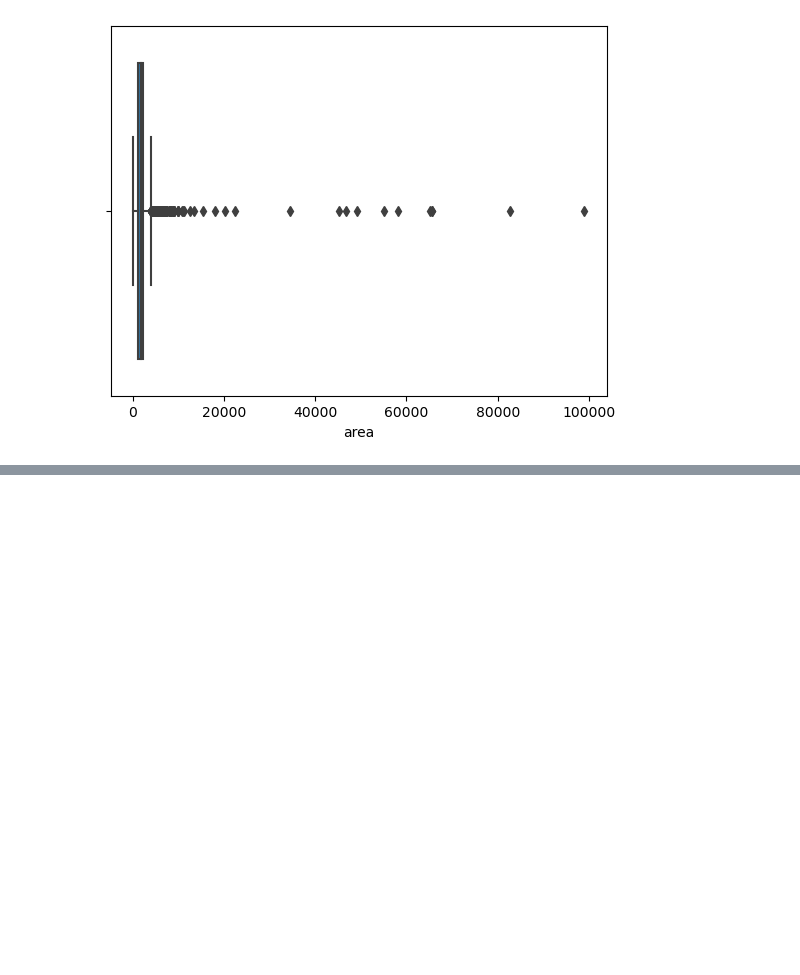
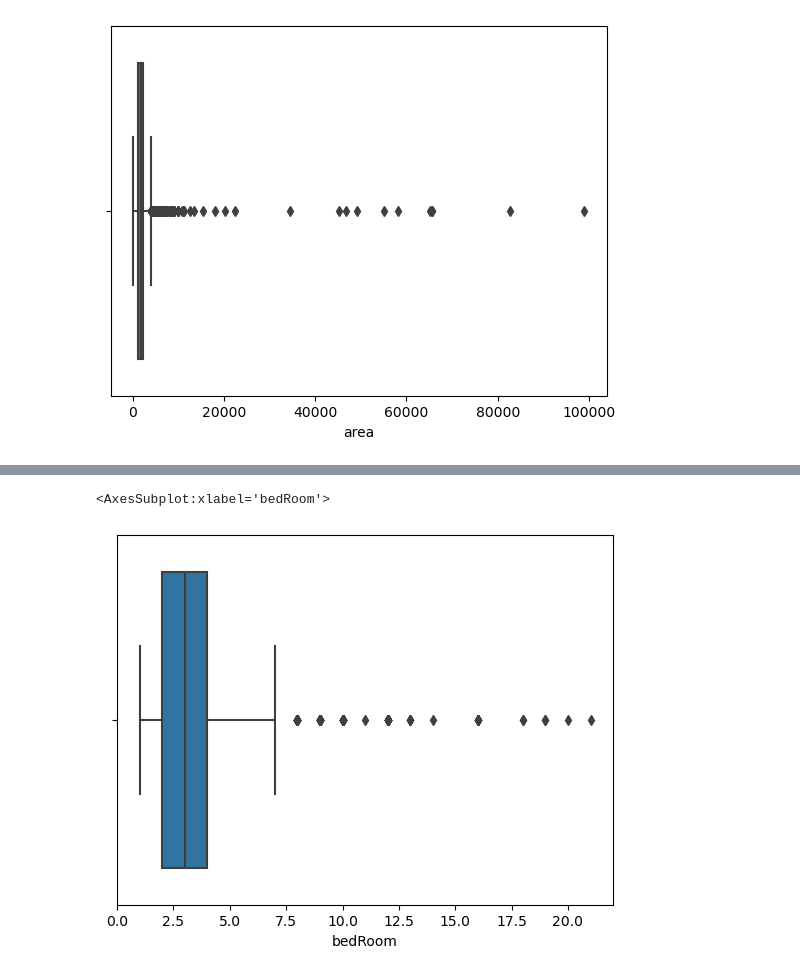
Before and after one commit to Dishantkharkar/HomeFindr_project, a Jupyter notebook: Gurugram/Outliers Treatment/Outliers_Treatment.ipynb, the cells around one changed output, grey strips where cells are left out. Saved outputs shown, nothing was run; the diff lists cells and outputs as text; code cells hidden in the pictures; blank space fills up the shorter version.

```diff
--- a/Gurugram/Outliers Treatment/Outliers_Treatment.ipynb
+++ b/Gurugram/Outliers Treatment/Outliers_Treatment.ipynb
@@ -328,0 +385,5 @@ df[df['area'] > 10000].sort_values('area',ascending=False)
+# %%
+sns.boxplot(x=df['bedRoom'])
+# %% [output]
+<AxesSubplot:xlabel='bedRoom'>
+[figure, added]
```
Also changed, not shown: parts of 55 cells of this notebook, 2 other files.
